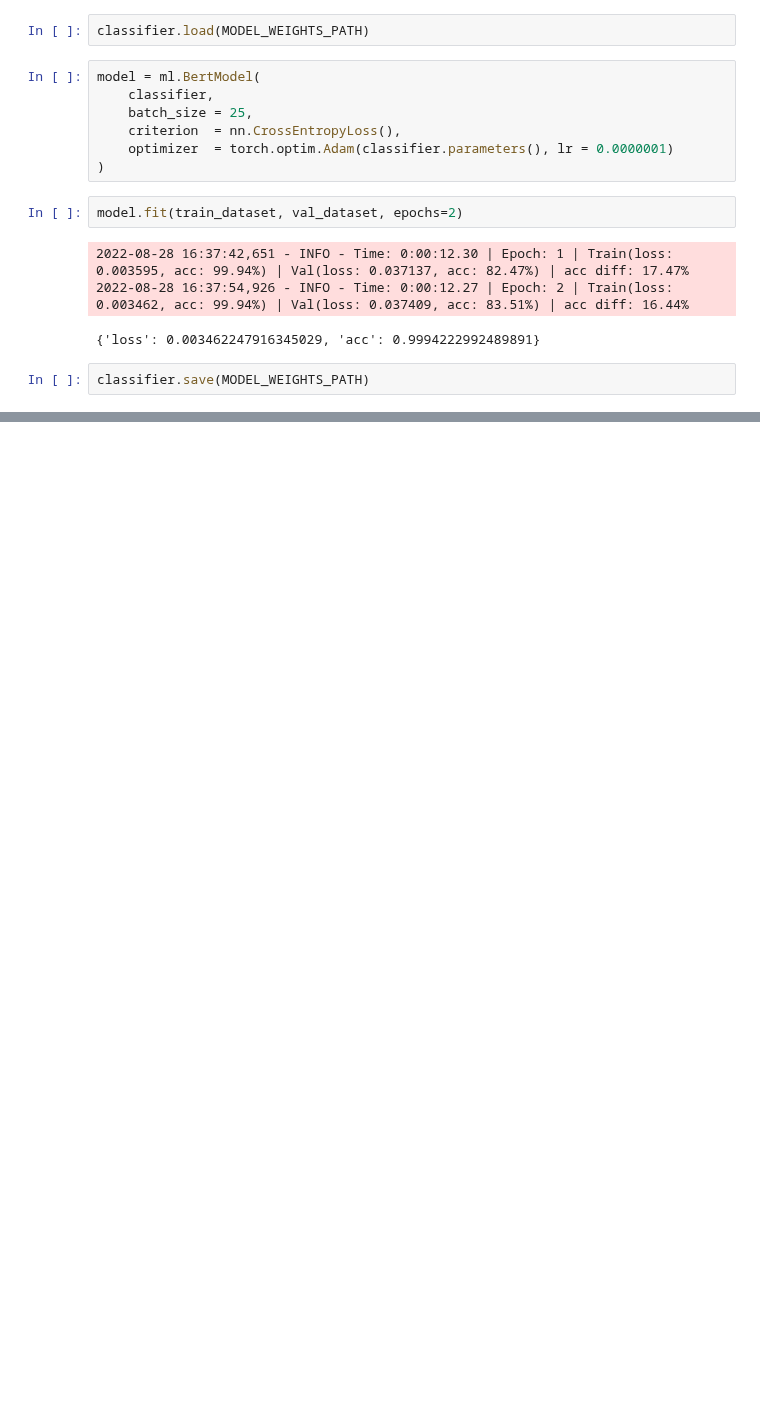
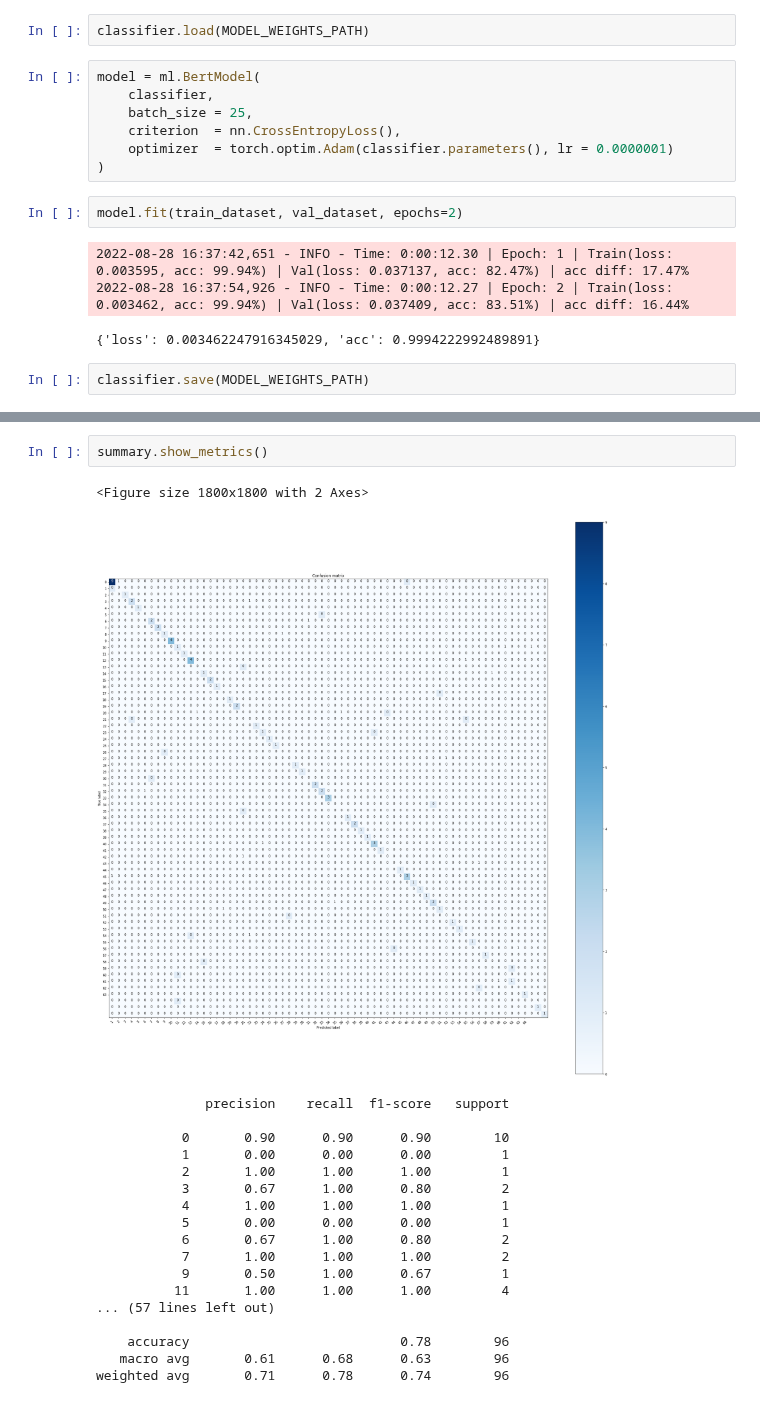
Before and after one commit to magistery-tps/text-mining, a Jupyter notebook: notebooks/ebay-model.ipynb, the cells around one changed output, grey strips where cells are left out. Saved outputs shown, nothing was run; the diff lists cells and outputs as text; blank space fills up the shorter version.

```diff
--- a/notebooks/ebay-model.ipynb
+++ b/notebooks/ebay-model.ipynb
@@ -165,0 +251,22 @@ model.validate(test_dataset)
+# %%
+summary.show_metrics()
+# %% [output]
+<Figure size 1800x1800 with 2 Axes>
+[figure, added]
+              precision    recall  f1-score   support
+
+           0       0.90      0.90      0.90        10
+           1       0.00      0.00      0.00         1
+           2       1.00      1.00      1.00         1
+           3       0.67      1.00      0.80         2
+           4       1.00      1.00      1.00         1
+           5       0.00      0.00      0.00         1
+           6       0.67      1.00      0.80         2
+           7       1.00      1.00      1.00         2
+           9       0.50      1.00      0.67         1
+          11       1.00      1.00      1.00         4
+... (57 lines left out)
+
+    accuracy                           0.78        96
+   macro avg       0.61      0.68      0.63        96
+weighted avg       0.71      0.78      0.74        96
```
Also changed, not shown: parts of 9 cells of this notebook, 2 other files.
